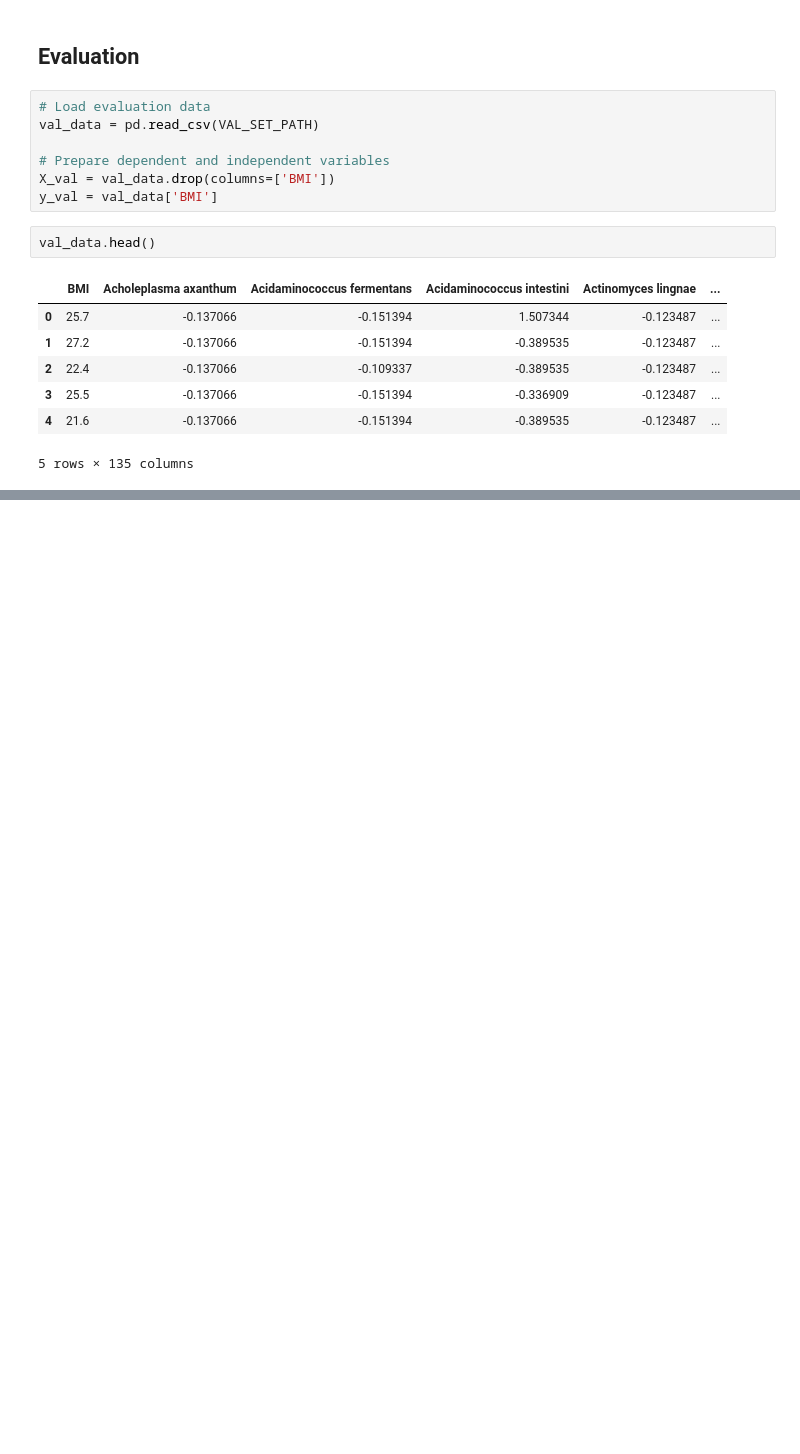
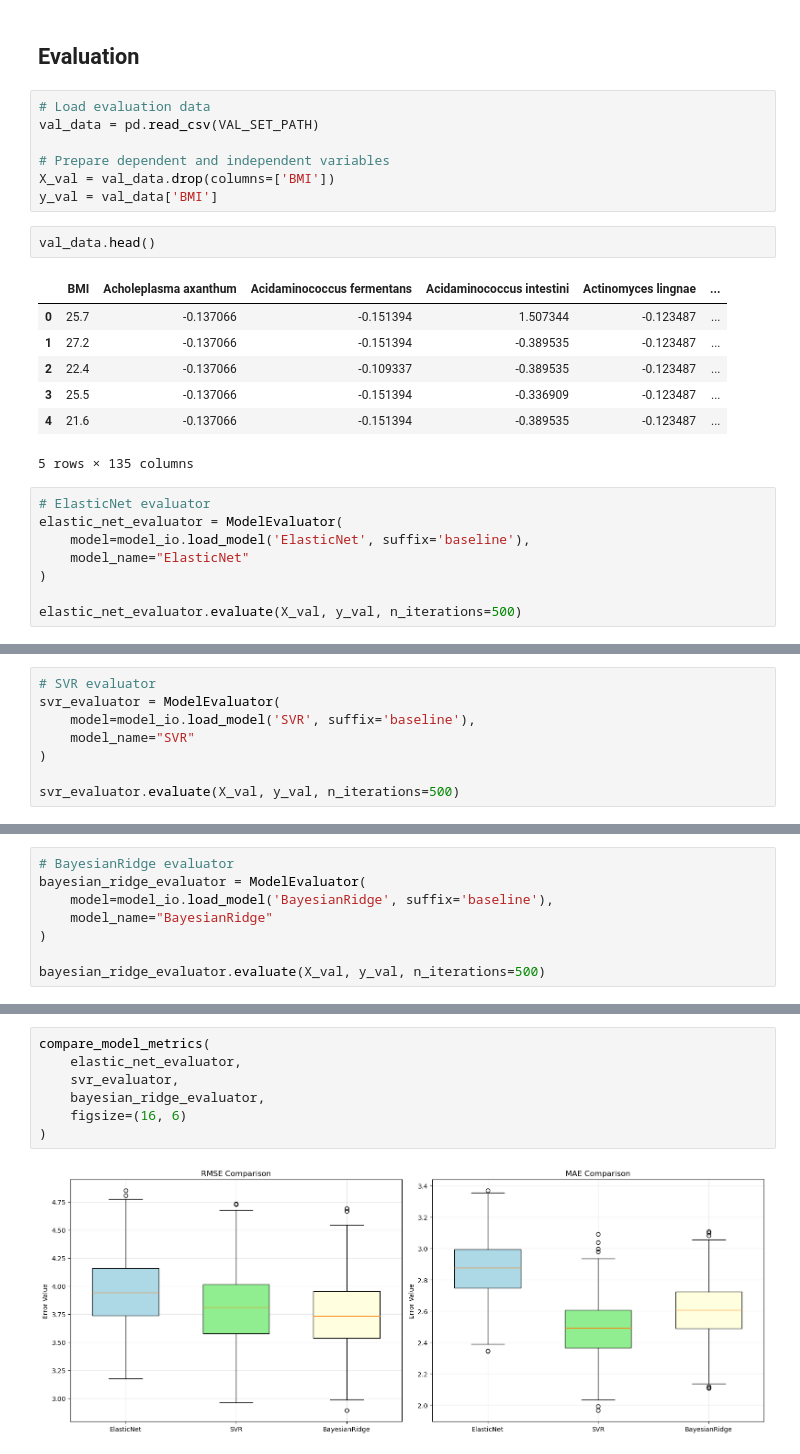
Before and after one commit to ikotsov/MLCB-Assignment-1, a Jupyter notebook: notebooks/model_analysis.ipynb, the cells around one changed output, grey strips where cells are left out. Cells and saved outputs as stored; diff of their text form; blank space fills up the shorter version.

Commit message:
feat: run evaluations for all models

```diff
--- a/notebooks/model_analysis.ipynb
+++ b/notebooks/model_analysis.ipynb
@@ -62,3 +62,11 @@ val_data.head()
 | 3 | 25.5 | -0.137066 | -0.151394 | -0.336909 | -0.123487 | ... |
 | 4 | 21.6 | -0.137066 | -0.151394 | -0.389535 | -0.123487 | ... |
 5 rows × 135 columns
+# %%
+# ElasticNet evaluator
+elastic_net_evaluator = ModelEvaluator(
+    model=model_io.load_model('ElasticNet', suffix='baseline'),
+    model_name="ElasticNet"
+)
+
+elastic_net_evaluator.evaluate(X_val, y_val, n_iterations=500)
@@ -64,0 +80,8 @@ val_data.head()
+# %%
+# SVR evaluator
+svr_evaluator = ModelEvaluator(
+    model=model_io.load_model('SVR', suffix='baseline'),
+    model_name="SVR"
+)
+
+svr_evaluator.evaluate(X_val, y_val, n_iterations=500)
@@ -64,0 +95,8 @@ val_data.head()
+# %%
+# BayesianRidge evaluator
+bayesian_ridge_evaluator = ModelEvaluator(
+    model=model_io.load_model('BayesianRidge', suffix='baseline'),
+    model_name="BayesianRidge"
+)
+
+bayesian_ridge_evaluator.evaluate(X_val, y_val, n_iterations=500)
@@ -64,0 +110,9 @@ val_data.head()
+# %%
+compare_model_metrics(
+    elastic_net_evaluator,
+    svr_evaluator,
+    bayesian_ridge_evaluator,
+    figsize=(16, 6)
+)
+# %% [output]
+[figure, added]
```
Also changed, not shown: parts of 4 cells of this notebook.
